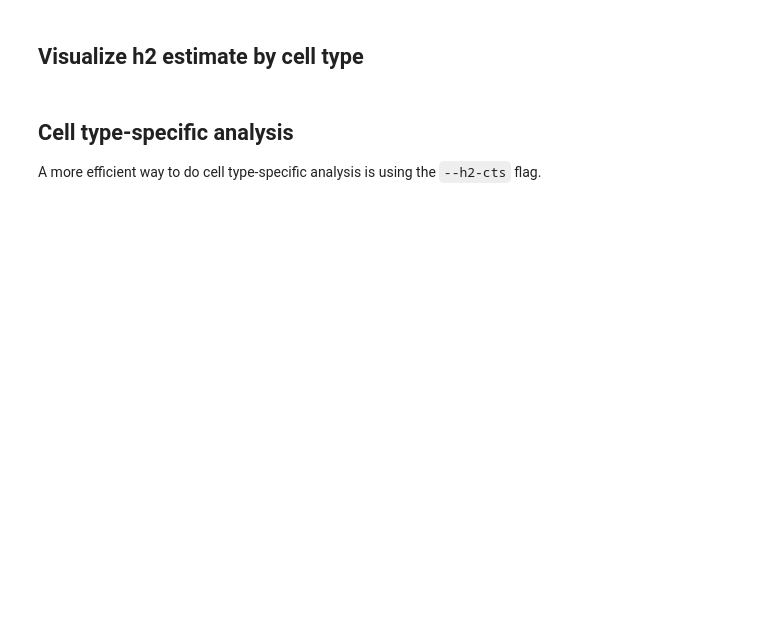
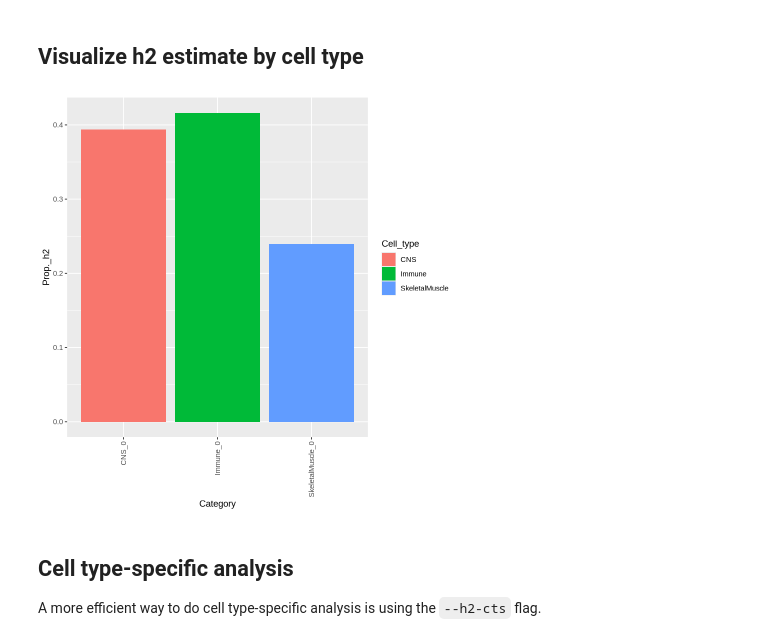
Before and after one commit to cumc/handson-tutorials, a Jupyter notebook: contents/chicago_hgen471/lab_7_sldsc.ipynb, the cells around one changed output. Cells and saved outputs as stored; diff of their text form; code cells hidden in the pictures; blank space fills up the shorter version.

```diff
--- a/contents/chicago_hgen471/lab_7_sldsc.ipynb
+++ b/contents/chicago_hgen471/lab_7_sldsc.ipynb
@@ -136,25 +257,27 @@ ldsc/ldsc.py \
 # %% [markdown]
 ## Visualize h2 estimate by cell type
 # %%
-dir <- ""
+dir <- "output"
 
 cns <- paste0(dir, '/BMI_CNS.results')
 ske <- paste0(dir, '/BMI_SkeletalMuscle.results')
 immune <- paste0(dir, '/BMI_Immune.results')
 
 cns <- fread(cns)
 ske <- fread(ske)
 immune <- fread(immune)
 
 cns %>% dplyr::filter(Category == "CNS_0") %>% mutate(Cell_type = "CNS") %>%
   bind_rows(ske %>% dplyr::filter(Category == "SkeletalMuscle_0") %>%
               mutate(Cell_type = "SkeletalMuscle")) %>%
   bind_rows(immune %>% dplyr::filter(Category == "Immune_0") %>%
               mutate(Cell_type = "Immune")) %>%
   #mutate(Category = factor(Category, level = Category)) %>%
   ggplot(., aes(x=Category, y=Prop._h2)) +
   geom_bar(aes(fill = Cell_type),stat = "identity",position = "dodge") +
   theme(axis.text.x = element_text(angle = 90, vjust = 0.5, hjust=1))
+# %% [output]
+[figure, added]
 # %% [markdown]
 ## Cell type-specific analysis
 
```
Also changed, not shown: parts of 8 cells of this notebook, 8 other files.
